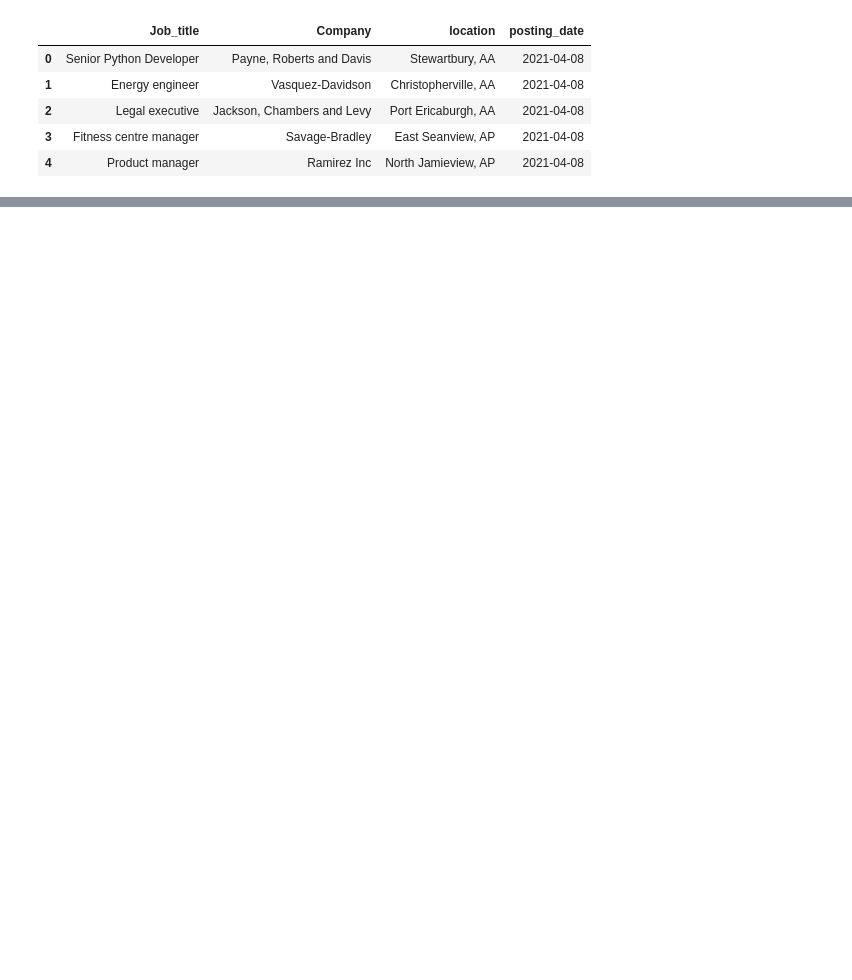
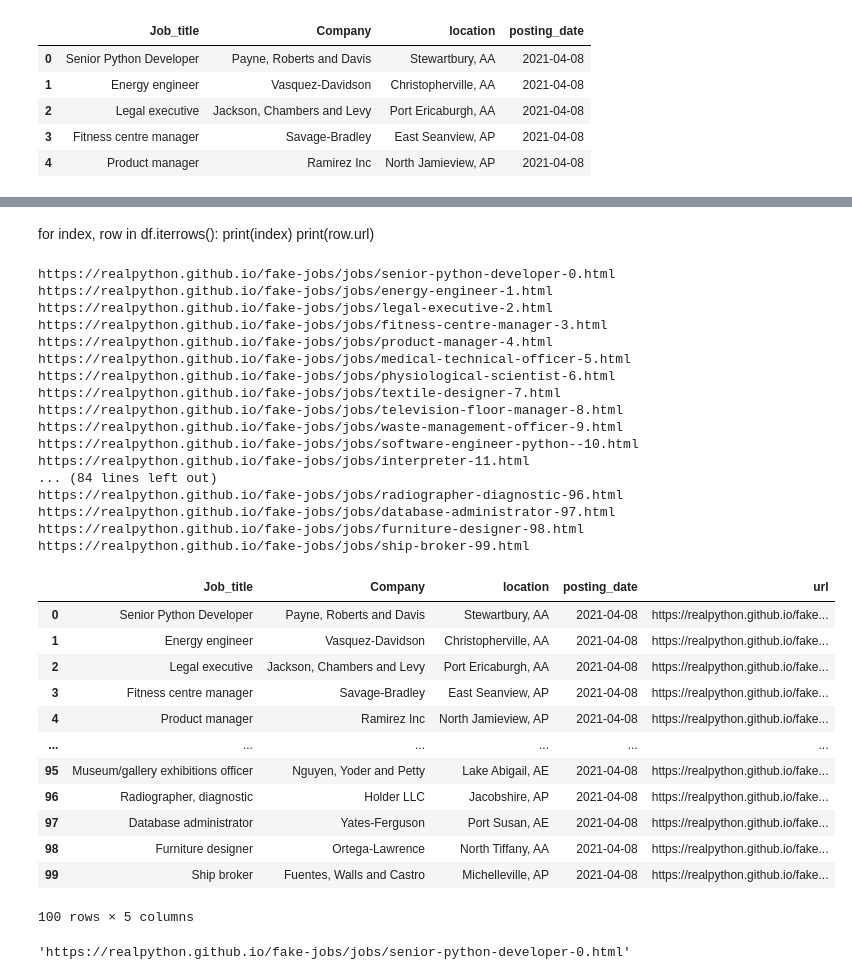
Before and after one commit to NSS-Full-Time-Data-Analytics-16/web-scraping-jyothigutiikonda, a Jupyter notebook: web_scraping_project.ipynb, the cells around one changed output, grey strips where cells are left out. Drawn from its saved outputs; the diff is of its cells as text; code cells hidden in the pictures; blank space fills up the shorter version.

```diff
--- a/web_scraping_project.ipynb
+++ b/web_scraping_project.ipynb
@@ -312,0 +303,50 @@ dtype: object
+# %% [markdown]
+for index, row in df.iterrows():
+    print(index)
+    print(row.url)
+# %%
+
+
+for i, row in df.iterrows():
+    title = 'https://realpython.github.io/fake-jobs/jobs/'+row['url']+'-'+str(i)+'.html'
+    print(title)
+    df.loc[i,'url']= title
+
+df
+#job_deatils_df-dataframe
+#'Job' - column name
+# %% [output]
+https://realpython.github.io/fake-jobs/jobs/senior-python-developer-0.html
+https://realpython.github.io/fake-jobs/jobs/energy-engineer-1.html
+https://realpython.github.io/fake-jobs/jobs/legal-executive-2.html
+https://realpython.github.io/fake-jobs/jobs/fitness-centre-manager-3.html
+https://realpython.github.io/fake-jobs/jobs/product-manager-4.html
+https://realpython.github.io/fake-jobs/jobs/medical-technical-officer-5.html
+https://realpython.github.io/fake-jobs/jobs/physiological-scientist-6.html
+https://realpython.github.io/fake-jobs/jobs/textile-designer-7.html
+https://realpython.github.io/fake-jobs/jobs/television-floor-manager-8.html
+https://realpython.github.io/fake-jobs/jobs/waste-management-officer-9.html
+https://realpython.github.io/fake-jobs/jobs/software-engineer-python--10.html
+https://realpython.github.io/fake-jobs/jobs/interpreter-11.html
+... (84 lines left out)
+https://realpython.github.io/fake-jobs/jobs/radiographer-diagnostic-96.html
+https://realpython.github.io/fake-jobs/jobs/database-administrator-97.html
+https://realpython.github.io/fake-jobs/jobs/furniture-designer-98.html
+https://realpython.github.io/fake-jobs/jobs/ship-broker-99.html
+|  | Job_title | Company | location | posting_date | url |
+| 0 | Senior Python Developer | Payne, Roberts and Davis | Stewartbury, AA | 2021-04-08 | https://realpython.github.io/fake... |
+| 1 | Energy engineer | Vasquez-Davidson | Christopherville, AA | 2021-04-08 | https://realpython.github.io/fake... |
+| 2 | Legal executive | Jackson, Chambers and Levy | Port Ericaburgh, AA | 2021-04-08 | https://realpython.github.io/fake... |
+| 3 | Fitness centre manager | Savage-Bradley | East Seanview, AP | 2021-04-08 | https://realpython.github.io/fake... |
+| 4 | Product manager | Ramirez Inc | North Jamieview, AP | 2021-04-08 | https://realpython.github.io/fake... |
+| ... | ... | ... | ... | ... | ... |
+| 95 | Museum/gallery exhibitions officer | Nguyen, Yoder and Petty | Lake Abigail, AE | 2021-04-08 | https://realpython.github.io/fake... |
+| 96 | Radiographer, diagnostic | Holder LLC | Jacobshire, AP | 2021-04-08 | https://realpython.github.io/fake... |
+| 97 | Database administrator | Yates-Ferguson | Port Susan, AE | 2021-04-08 | https://realpython.github.io/fake... |
+| 98 | Furniture designer | Ortega-Lawrence | North Tiffany, AA | 2021-04-08 | https://realpython.github.io/fake... |
+| 99 | Ship broker | Fuentes, Walls and Castro | Michelleville, AP | 2021-04-08 | https://realpython.github.io/fake... |
+100 rows × 5 columns
+# %%
+link_url
+# %% [output]
+'https://realpython.github.io/fake-jobs/jobs/senior-python-developer-0.html'
```
Also changed, not shown: parts of 41 cells of this notebook.
